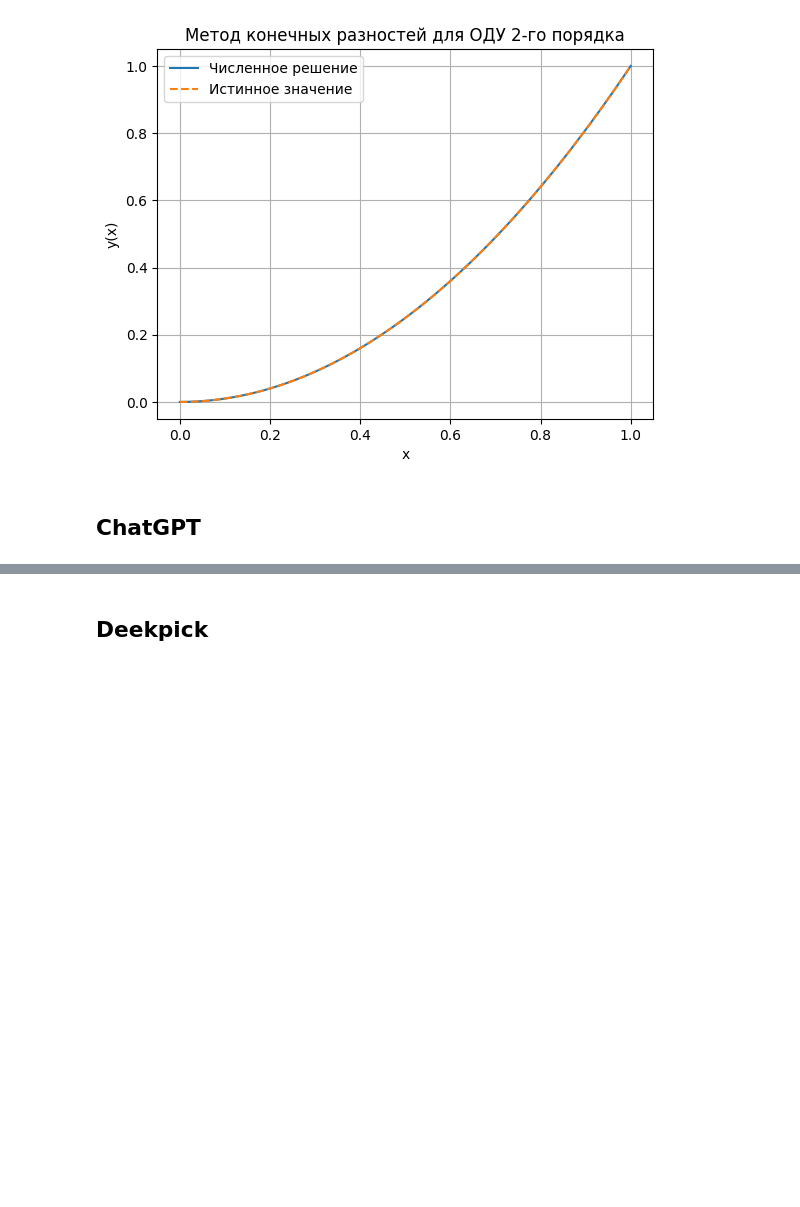
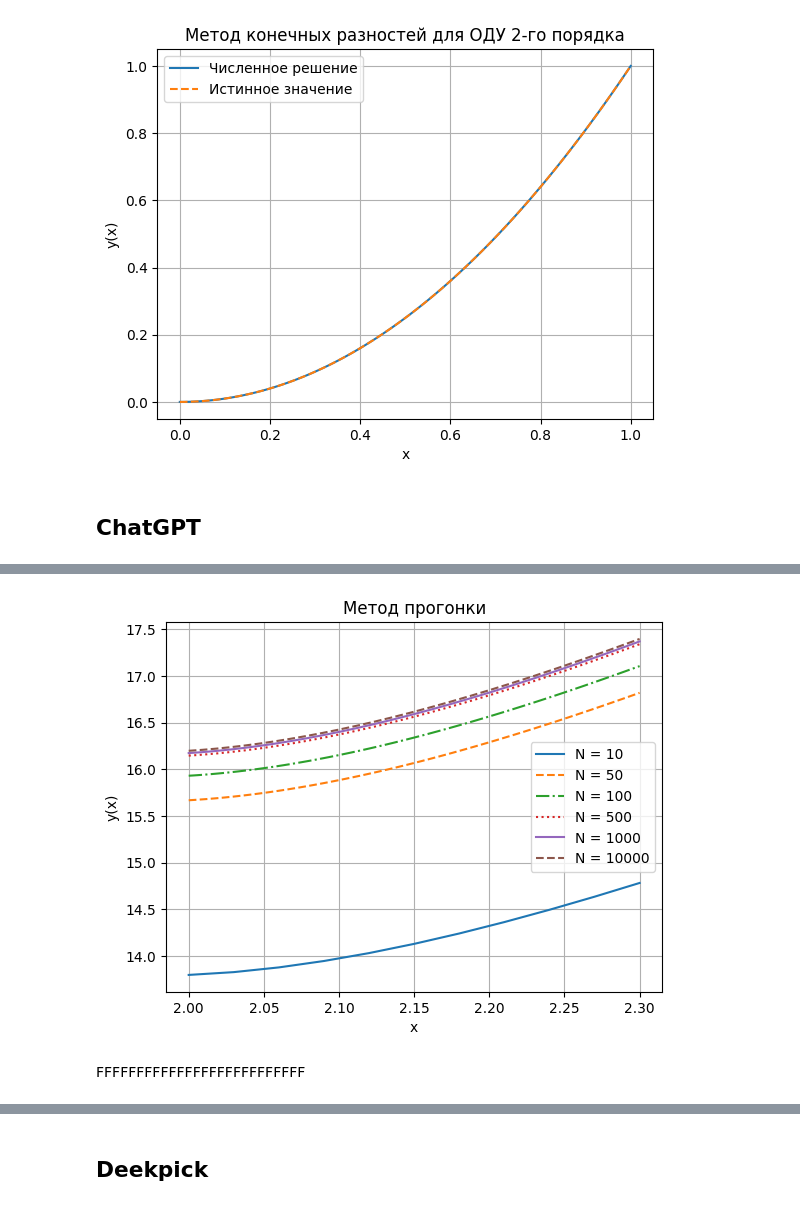
Before and after one commit to Winnie-the-Pooh2019/n-ch-2.4, a Jupyter notebook: main.ipynb, the cells around one changed output, grey strips where cells are left out. Cells and saved outputs as stored; diff of their text form; code cells hidden in the pictures; blank space fills up the shorter version.

```diff
--- a/main.ipynb
+++ b/main.ipynb
@@ -512,0 +500,19 @@ x = 1.000, y ≈ 1.000000
+# %%
+def thomas_algorithm(a, b, c, d):
+    n = len(d)
+    c_ = np.zeros(n)
+    d_ = np.zeros(n)
+    x = np.zeros(n)
+
+    c_[0] = c[0]/b[0]
+    d_[0] = d[0]/b[0]
+    for i in range(1, n):
+        denom = b[i] - a[i-1]*c_[i-1]
+        c_[i] = c[i]/denom if i < n-1 else 0
+        d_[i] = (d[i] - a[i-1]*d_[i-1])/denom
+
+    x[-1] = d_[-1]
+    for i in range(n-2, -1, -1):
+        x[i] = d_[i] - c_[i]*x[i+1]
+
+    return x
@@ -512,0 +552,29 @@ x = 1.000, y ≈ 1.000000
+# %%
+# p, q, f, lb, rb, tb, bb, dp, dq, N=10
+
+p = lambda x: 2 * x
+q = lambda _: -2
+f = lambda _: 0.6
+
+lb = 2.0
+rb = 2.3
+
+tb = 1
+bb = 1
+
+dp = 0.4
+dq = -1
+# %%
+n_list = [10, 50, 100, 500, 1000, 10000]
+fun_list: list[LabeledFunValue] = []
+
+for n in n_list:
+    x, y = solve_dirichlet_run(p, q, f, lb, rb, tb, bb, dp, dq, n)
+
+    fun_list.append(LabeledFunValue(x, y, f'N = {n}'))
+
+visualize_funs('Метод прогонки', *fun_list)
+# %% [output]
+[figure, added]
+# %% [markdown]
+FFFFFFFFFFFFFFFFFFFFFFFFFF
```
Also changed, not shown: parts of 15 cells of this notebook, 1 other file.
